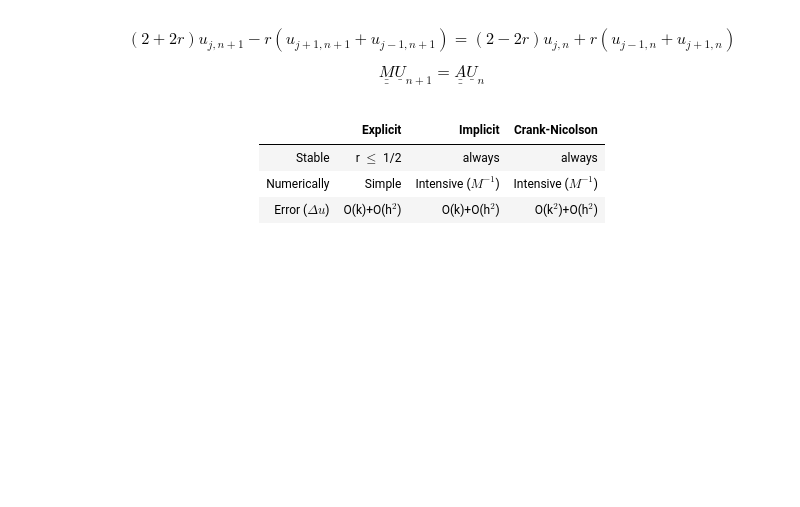
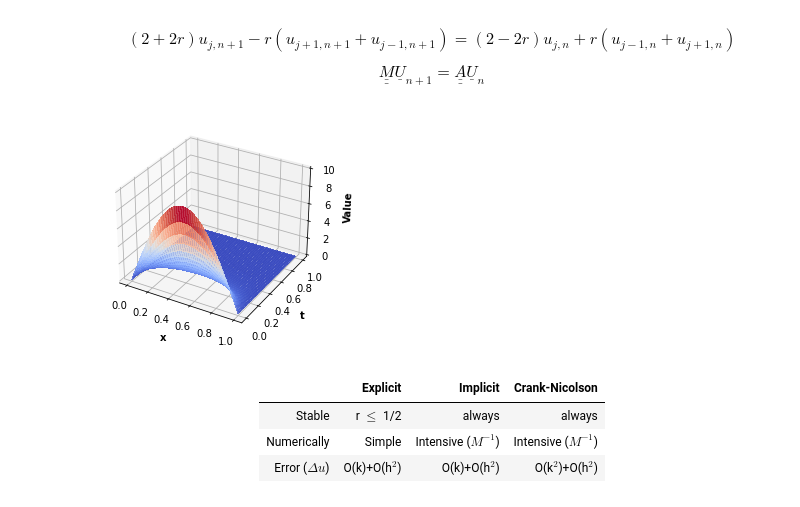
Before and after one commit to QuantCourseBP/QuantCourseBP, a Jupyter notebook: Lectures/2023_fall_ELTE/05_Finite_method_intro/Finite_difference_method_intro_START.ipynb, the cells around one changed output. Cells and saved outputs as stored; diff of their text form; code cells hidden in the pictures; blank space fills up the shorter version.

```diff
--- a/Lectures/2023_fall_ELTE/05_Finite_method_intro/Finite_difference_method_intro_START.ipynb
+++ b/Lectures/2023_fall_ELTE/05_Finite_method_intro/Finite_difference_method_intro_START.ipynb
@@ -323,9 +475,17 @@ cn_dx = cn["dx"]
 cn_dt = cn["dt"]
 cn_r = cn_dt/cn_dx**2.
 
-#TODO for Adam: Implement Crank-Nicolson method
+#TODO: Implement Crank-Nicolson method
+cn_M = np.diag([2+2*cn_r]*(x_step-2))- cn_r*(np.diag([1.]*(x_step-3), -1)+np.diag([1.]*(x_step-3), +1))
+cn_A = np.diag([2-2*cn_r]*x_step)    + cn_r*(np.diag([1.]*(x_step-1), -1)+np.diag([1.]*(x_step-1), +1))
+
+for n in range(1, t_step):
+    au = np.dot(cn_A, cn_grid[:,n-1])
+    cn_grid[1:-1,n] = linalg.solve(cn_M, au[1:-1], assume_a='sym')
 # %%
-plot_2d((0, 1, x_step), (0, 1, t_step), analytic_func=heat_simple_solution, grid_values=cn_grid.T, z_lim=(0,10.))
+plot_2d((0, 1, x_step), (0, 1, t_step), grid_values=cn_grid.T, z_lim=(0,10.))
+# %% [output]
+[figure, added]
 # %% [markdown]
 <center>
 
```
Also changed, not shown: parts of 49 cells of this notebook, 7 other files.
